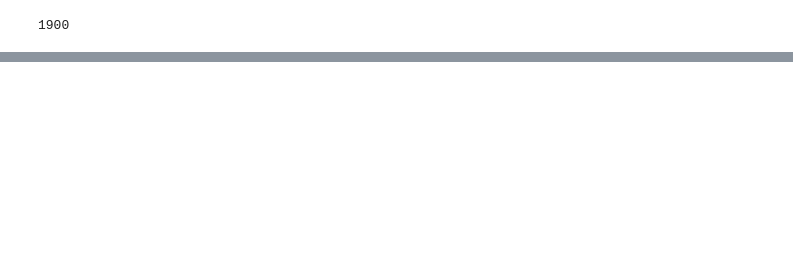
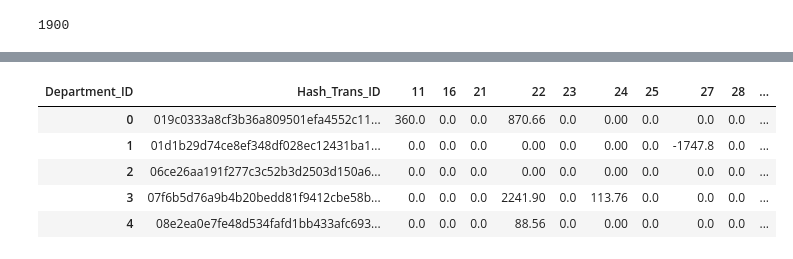
Before and after one commit to consta35/thd, a Jupyter notebook: Intro_to_python.ipynb, the cells around one changed output, grey strips where cells are left out. Saved outputs shown, nothing was run; the diff lists cells and outputs as text; code cells hidden in the pictures; blank space fills up the shorter version.

```diff
--- a/Intro_to_python.ipynb
+++ b/Intro_to_python.ipynb
@@ -133,0 +179,3 @@ df2.groupby(['PRO']).agg({'POS_Sales': 'mean'}).reset_index()
+# %%
+## Group by Hash_Trans_ID and Department_ID, aggregate on POS_Sales and get sum
+data_gb = data.groupby(['Hash_Trans_ID', 'Department_ID']).agg({'POS_Sales': 'sum'}).reset_index()
@@ -133,0 +191,12 @@ df2.groupby(['PRO']).agg({'POS_Sales': 'mean'}).reset_index()
+# %%
+## Pivot data
+data_gb_pv = data_gb.pivot(index = 'Hash_Trans_ID', columns = 'Department_ID', values = 'POS_Sales').reset_index().fillna(0)
+# %%
+data_gb_pv.head()
+# %% [output]
+| Department_ID | Hash_Trans_ID | 11 | 16 | 21 | 22 | 23 | 24 | 25 | 27 | 28 | ... |
+| 0 | 019c0333a8cf3b36a809501efa4552c11... | 360.0 | 0.0 | 0.0 | 870.66 | 0.0 | 0.00 | 0.0 | 0.0 | 0.0 | ... |
+| 1 | 01d1b29d74ce8ef348df028ec12431ba1... | 0.0 | 0.0 | 0.0 | 0.00 | 0.0 | 0.00 | 0.0 | -1747.8 | 0.0 | ... |
+| 2 | 06ce26aa191f277c3c52b3d2503d150a6... | 0.0 | 0.0 | 0.0 | 0.00 | 0.0 | 0.00 | 0.0 | 0.0 | 0.0 | ... |
+| 3 | 07f6b5d76a9b4b20bedd81f9412cbe58b... | 0.0 | 0.0 | 0.0 | 2241.90 | 0.0 | 113.76 | 0.0 | 0.0 | 0.0 | ... |
+| 4 | 08e2ea0e7fe48d534fafd1bb433afc693... | 0.0 | 0.0 | 0.0 | 88.56 | 0.0 | 0.00 | 0.0 | 0.0 | 0.0 | ... |
```
Also changed, not shown: parts of 38 cells of this notebook.
